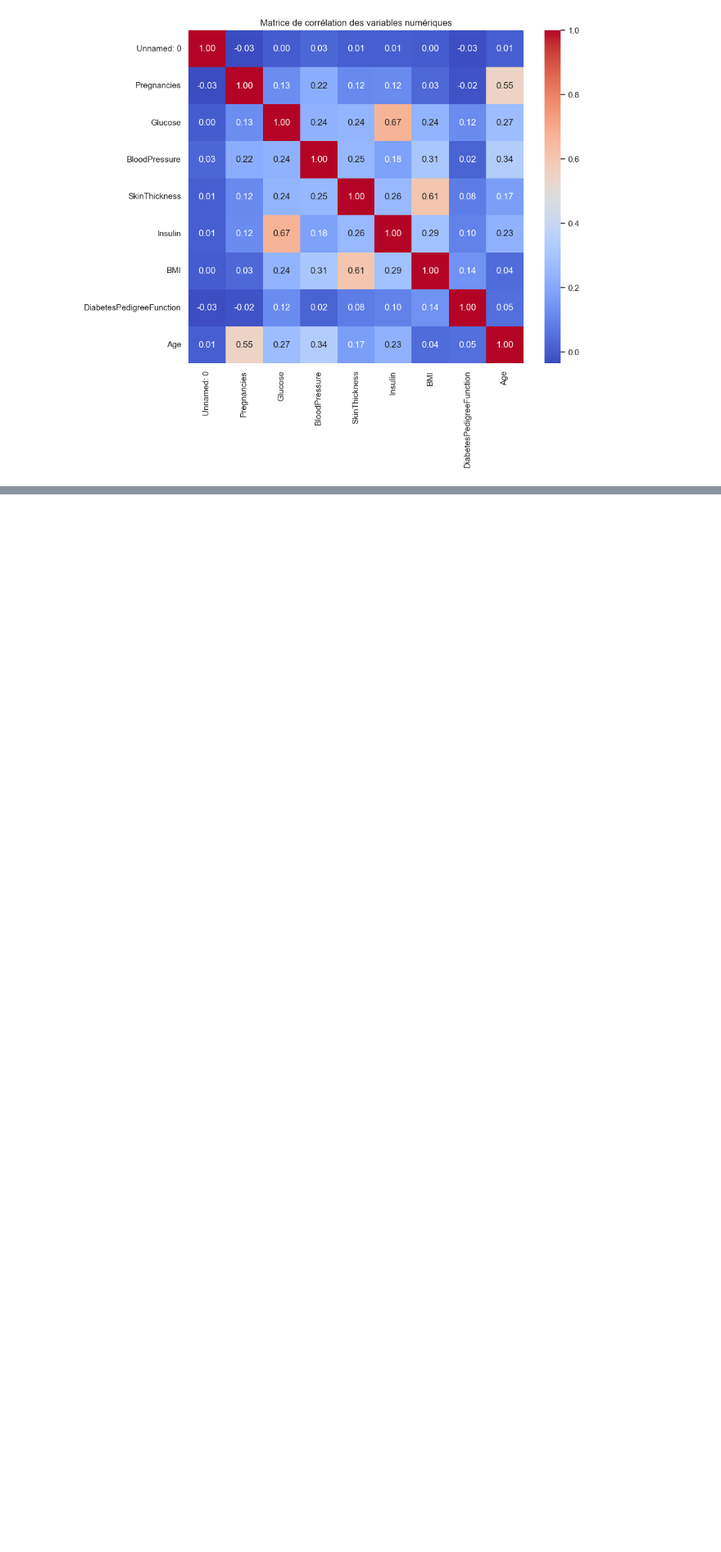
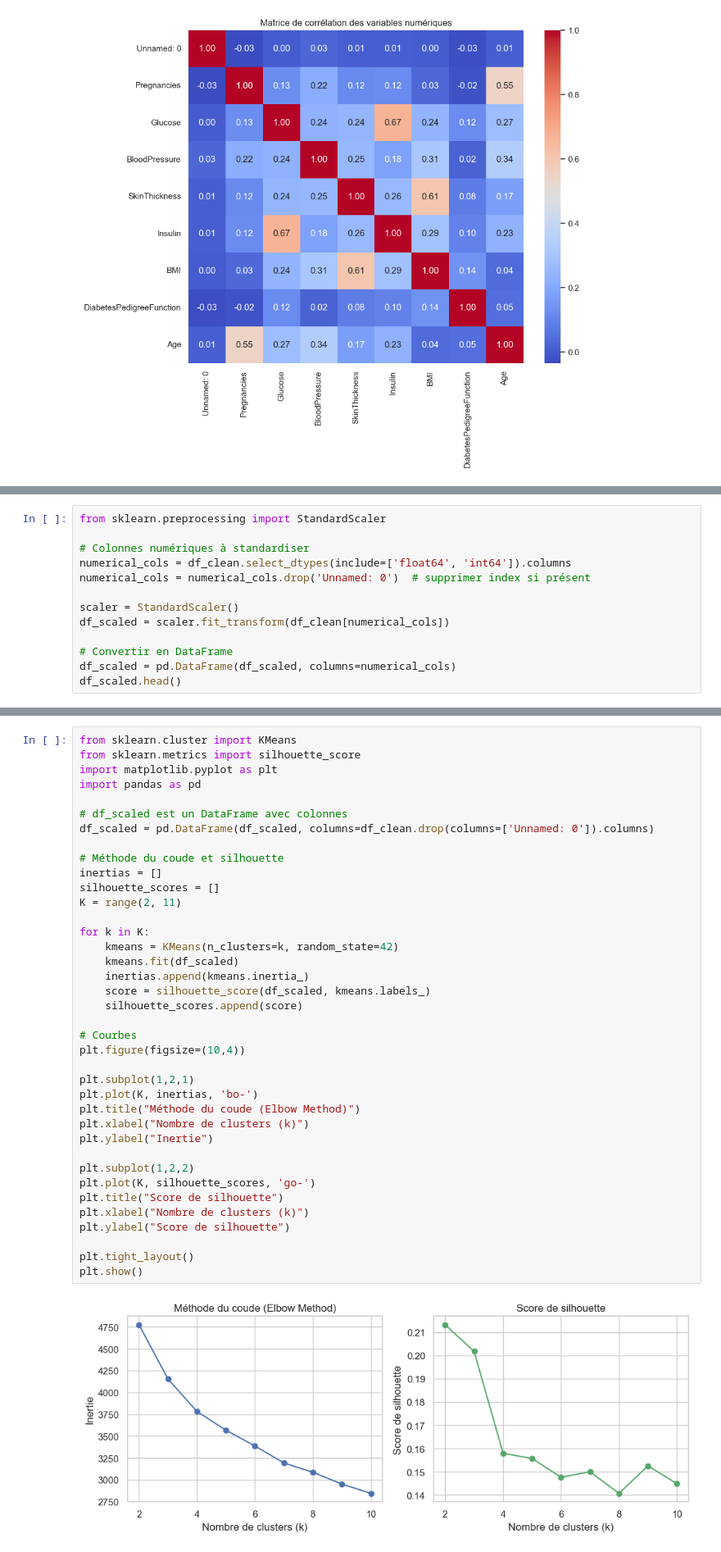
Before and after one commit to MinaELKH/breif2_AnalysePredictionRisqueDiabete, a Jupyter notebook: clustring1.ipynb, the cells around one changed output, grey strips where cells are left out. Shown at 82% size. Drawn from its saved outputs; the diff is of its cells as text; blank space fills up the shorter version.

```diff
--- a/clustring1.ipynb
+++ b/clustring1.ipynb
@@ -337,0 +404,13 @@ plt.show()
+# %%
+from sklearn.preprocessing import StandardScaler
+
+# Colonnes numériques à standardiser
+numerical_cols = df_clean.select_dtypes(include=['float64', 'int64']).columns
+numerical_cols = numerical_cols.drop('Unnamed: 0')  # supprimer index si présent
+
+scaler = StandardScaler()
+df_scaled = scaler.fit_transform(df_clean[numerical_cols])
+
+# Convertir en DataFrame
+df_scaled = pd.DataFrame(df_scaled, columns=numerical_cols)
+df_scaled.head()
@@ -337,0 +426,40 @@ plt.show()
+# %%
+from sklearn.cluster import KMeans
+from sklearn.metrics import silhouette_score
+import matplotlib.pyplot as plt
+import pandas as pd
+
+# df_scaled est un DataFrame avec colonnes
+df_scaled = pd.DataFrame(df_scaled, columns=df_clean.drop(columns=['Unnamed: 0']).columns)
+
+# Méthode du coude et silhouette
+inertias = []
+silhouette_scores = []
+K = range(2, 11)
+
+for k in K:
+    kmeans = KMeans(n_clusters=k, random_state=42)
+    kmeans.fit(df_scaled)
+    inertias.append(kmeans.inertia_)
+    score = silhouette_score(df_scaled, kmeans.labels_)
+    silhouette_scores.append(score)
+
+# Courbes
+plt.figure(figsize=(10,4))
+
+plt.subplot(1,2,1)
+plt.plot(K, inertias, 'bo-')
+plt.title("Méthode du coude (Elbow Method)")
+plt.xlabel("Nombre de clusters (k)")
+plt.ylabel("Inertie")
+
+plt.subplot(1,2,2)
+plt.plot(K, silhouette_scores, 'go-')
+plt.title("Score de silhouette")
+plt.xlabel("Nombre de clusters (k)")
+plt.ylabel("Score de silhouette")
+
+plt.tight_layout()
+plt.show()
+# %% [output]
+[figure, added]
```
Also changed, not shown: parts of 15 cells of this notebook.
